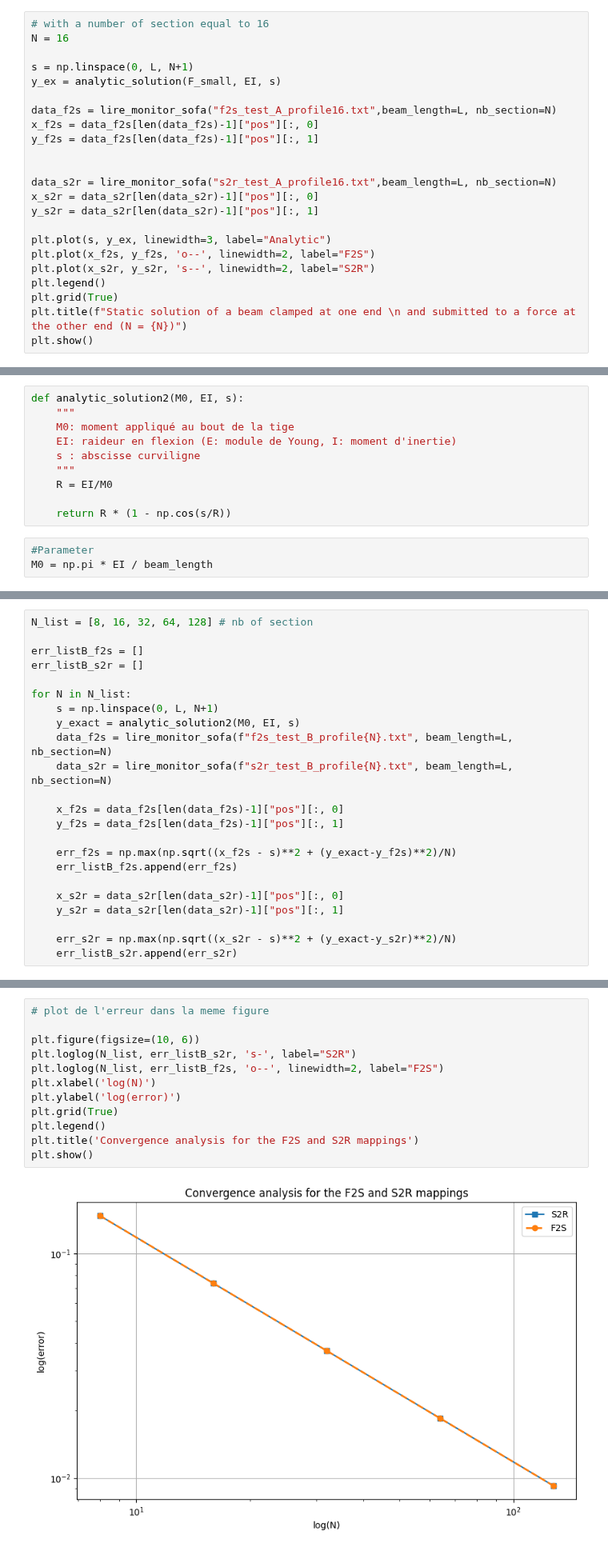
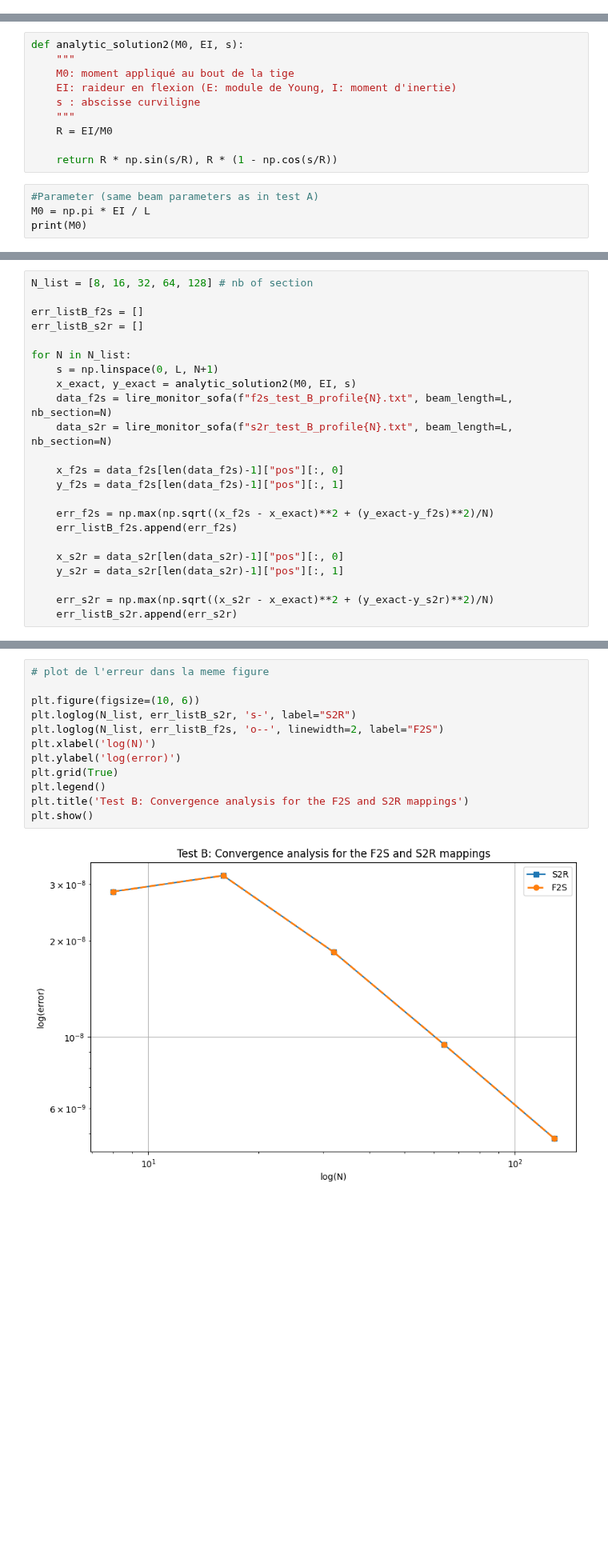
Before and after one commit to AppaSalif/Beam, a Jupyter notebook: convergence.ipynb, the cells around one changed output, grey strips where cells are left out. Shown at 80% size. Cells and saved outputs as stored; diff of their text form; blank space fills up the shorter version.

Commit message:
TEST DE VALIDATION DE S2R ET F2S

```diff
--- a/convergence.ipynb
+++ b/convergence.ipynb
@@ -103,23 +128,0 @@ and subjected to the downward force F at the free end s = L.
-# %%
-# with a number of section equal to 16
-N = 16
-
-s = np.linspace(0, L, N+1)
-y_ex = analytic_solution(F_small, EI, s)
-
-data_f2s = lire_monitor_sofa("f2s_test_A_profile16.txt",beam_length=L, nb_section=N)
-x_f2s = data_f2s[len(data_f2s)-1]["pos"][:, 0]
-y_f2s = data_f2s[len(data_f2s)-1]["pos"][:, 1]
-
-
-data_s2r = lire_monitor_sofa("s2r_test_A_profile16.txt",beam_length=L, nb_section=N)
-x_s2r = data_s2r[len(data_s2r)-1]["pos"][:, 0]
-y_s2r = data_s2r[len(data_s2r)-1]["pos"][:, 1]
-
-plt.plot(s, y_ex, linewidth=3, label="Analytic")
-plt.plot(x_f2s, y_f2s, 'o--', linewidth=2, label="F2S")
-plt.plot(x_s2r, y_s2r, 's--', linewidth=2, label="S2R")
-plt.legend()
-plt.grid(True)
-plt.title(f"Static solution of a beam clamped at one end \n and submitted to a force at the other end (N = {N})")
-plt.show()
@@ -136,7 +139,8 @@ def analytic_solution2(M0, EI, s):
     """
     R = EI/M0
 
-    return R * (1 - np.cos(s/R))
+    return R * np.sin(s/R), R * (1 - np.cos(s/R))
 # %%
-#Parameter
-M0 = np.pi * EI / beam_length
+#Parameter (same beam parameters as in test A)
+M0 = np.pi * EI / L
+print(M0)
@@ -148,20 +181,20 @@ err_listB_s2r = []
 
 for N in N_list:
     s = np.linspace(0, L, N+1)
-    y_exact = analytic_solution2(M0, EI, s)
+    x_exact, y_exact = analytic_solution2(M0, EI, s)
     data_f2s = lire_monitor_sofa(f"f2s_test_B_profile{N}.txt", beam_length=L, nb_section=N)
     data_s2r = lire_monitor_sofa(f"s2r_test_B_profile{N}.txt", beam_length=L, nb_section=N)
 
     x_f2s = data_f2s[len(data_f2s)-1]["pos"][:, 0]
     y_f2s = data_f2s[len(data_f2s)-1]["pos"][:, 1]
 
-    err_f2s = np.max(np.sqrt((x_f2s - s)**2 + (y_exact-y_f2s)**2)/N)
+    err_f2s = np.max(np.sqrt((x_f2s - x_exact)**2 + (y_exact-y_f2s)**2)/N)
     err_listB_f2s.append(err_f2s)
 
     x_s2r = data_s2r[len(data_s2r)-1]["pos"][:, 0]
     y_s2r = data_s2r[len(data_s2r)-1]["pos"][:, 1]
 
-    err_s2r = np.max(np.sqrt((x_s2r - s)**2 + (y_exact-y_s2r)**2)/N)
+    err_s2r = np.max(np.sqrt((x_s2r - x_exact)**2 + (y_exact-y_s2r)**2)/N)
     err_listB_s2r.append(err_s2r)
 # %%
 ## pente d'ordre 1
@@ -203,14 +236,14 @@ plt.show()
 # %%
 # plot de l'erreur dans la meme figure
 
 plt.figure(figsize=(10, 6))
 plt.loglog(N_list, err_listB_s2r, 's-', label="S2R")
 plt.loglog(N_list, err_listB_f2s, 'o--', linewidth=2, label="F2S")
 plt.xlabel('log(N)')
 plt.ylabel('log(error)')
 plt.grid(True)
 plt.legend()
-plt.title('Convergence analysis for the F2S and S2R mappings')
+plt.title('Test B: Convergence analysis for the F2S and S2R mappings')
 plt.show()
 # %% [output]
-[figure, old version]
+[figure, new version]
```
Also changed, not shown: parts of 39 cells of this notebook, 4 other files.
